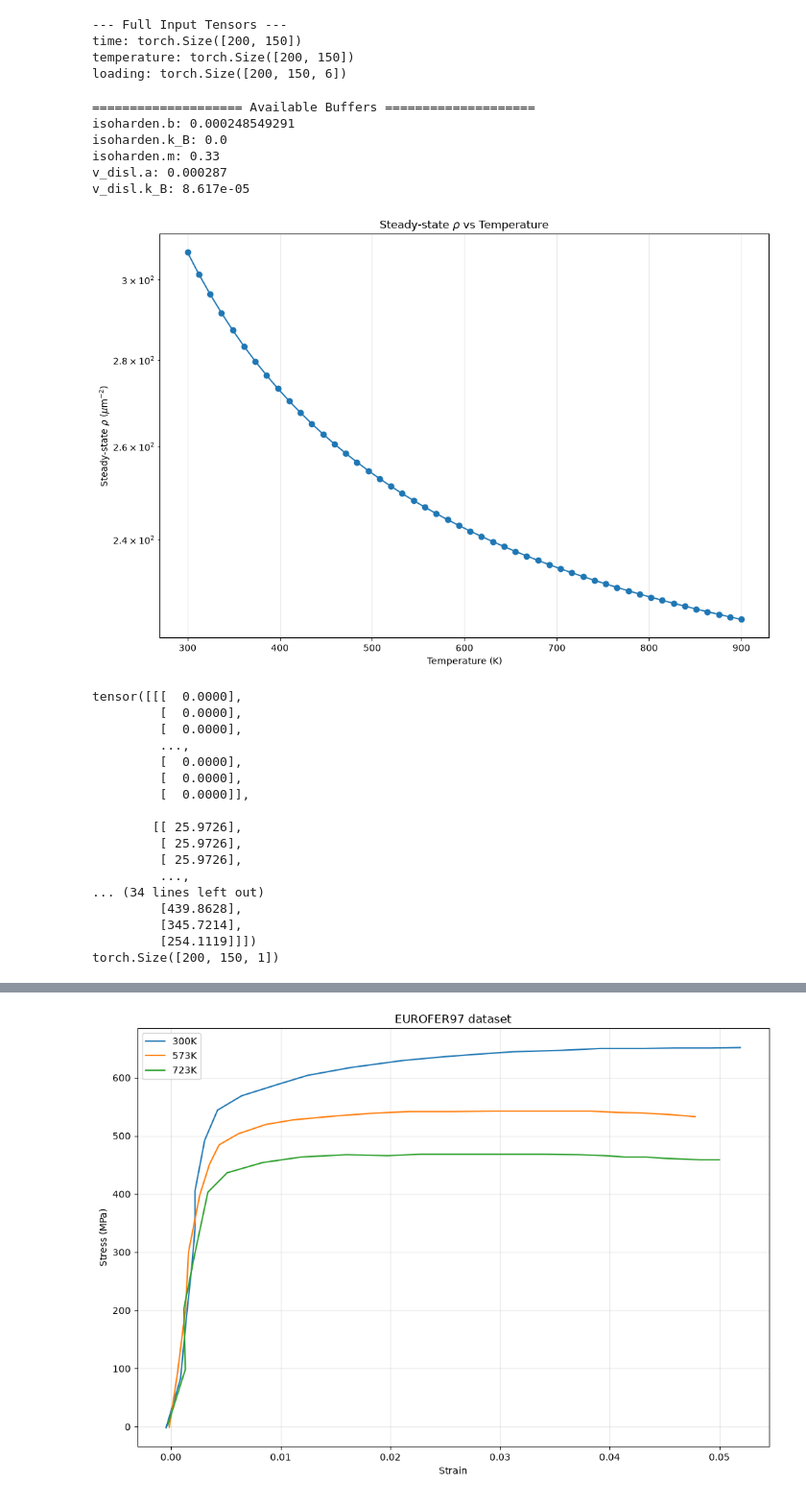
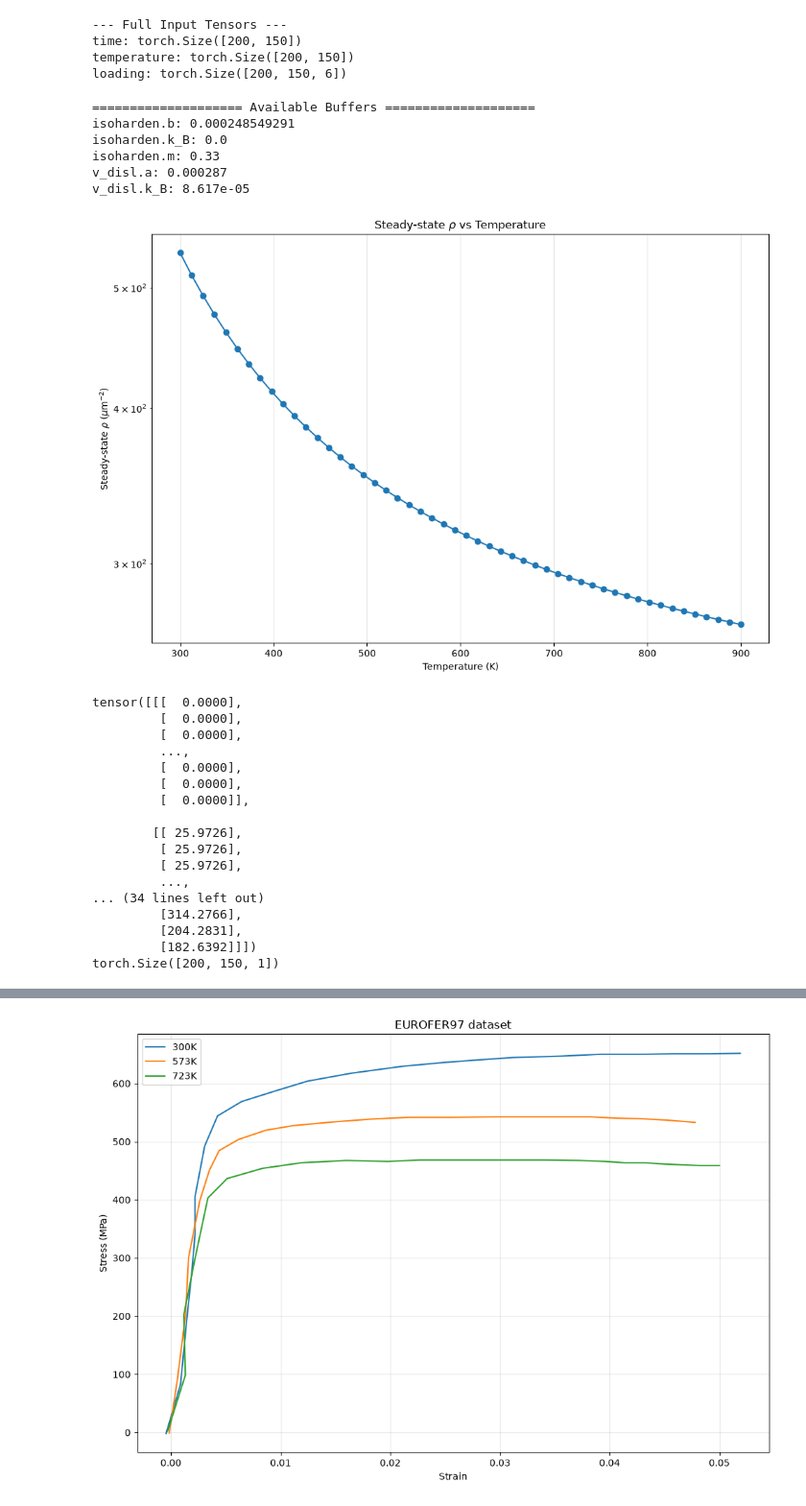
Before and after one commit to ColinMG2/neml2, a Jupyter notebook: cmg_projects/eurofer97_deterministic.ipynb, the cells around one changed output, grey strips where cells are left out. Shown at 96% size. Saved outputs shown, nothing was run; the diff lists cells and outputs as text; code cells hidden in the pictures.

```diff
--- a/cmg_projects/eurofer97_deterministic.ipynb
+++ b/cmg_projects/eurofer97_deterministic.ipynb
@@ -41,7 +41,7 @@ class SolveStrain(torch.nn.Module):
         rtol=1.0e-6,
         atol=1.0e-4,
         initial_rho_m=90.0,
-        initial_tau_ss=105.0,
+        initial_tau_ss=100.0,
     ):
         super().__init__()
         self.discrete_equations = discrete_equations
@@ -206,39 +206,39 @@ d_lath = 0.5
 c_block = 0.3
 d_block = 3.1
 c_PAG = 0.1
-d_PAG = 7.0
+d_PAG = 21.0
 c_MX = 0.3
 d_MX = 1.5
 c_M23C6 = 0.2
 d_M23C6 = 4.56e-1
 k_B = nmodel_inner.get_buffer("v_disl.k_B").data.item()
 rho_m = model.initial_rho_m
 lambda_micro = c_lath / d_lath + c_block / d_block + c_PAG / d_PAG + c_MX / d_MX + c_M23C6 / d_M23C6
 
 
 def rho_ss(T):
     k2 = k2_0 * np.exp(-Q_d / (k_B * T))
     sqrt_rho_ss = (k1 + np.sqrt(k1**2 + 4.0 * k1 * k2 * lambda_micro)) / (2.0 * k2)
     return sqrt_rho_ss * sqrt_rho_ss
 
 
 rho_dict = {float(T): float(rho_ss(float(T))) for T in temps}
 
 plt.figure(figsize=(12, 8))
 plt.plot(temps.detach().cpu().numpy(), [rho_dict[float(T)] for T in temps], "o-")
 plt.title(r"Steady-state $\rho$ vs Temperature")
 plt.xlabel("Temperature (K)")
 plt.ylabel(r"Steady-state $\rho$ ($\mu$m$^{-2}$)")
 plt.yscale("log")
 plt.grid(alpha=0.3)
 # %% [output]
 ==================== Available Buffers ====================
 isoharden.b: 0.000248549291
 isoharden.k_B: 0.0
 isoharden.m: 0.33
 v_disl.a: 0.000287
 v_disl.k_B: 8.617e-05
-[figure, old version]
+[figure, new version]
 # %%
 with torch.no_grad():
     flow_stress = model(times, temperature, loading)
@@ -258,9 +258,9 @@ tensor([[[  0.0000],
          [ 25.9726],
          ...,
 ... (34 lines left out)
-         [439.8628],
-         [345.7214],
-         [254.1119]]])
+         [314.2766],
+         [204.2831],
+         [182.6392]]])
 torch.Size([200, 150, 1])
 # %%
 plt.figure(figsize=(12, 8))
```
Also changed, not shown: parts of 11 cells of this notebook, 3 other files.
